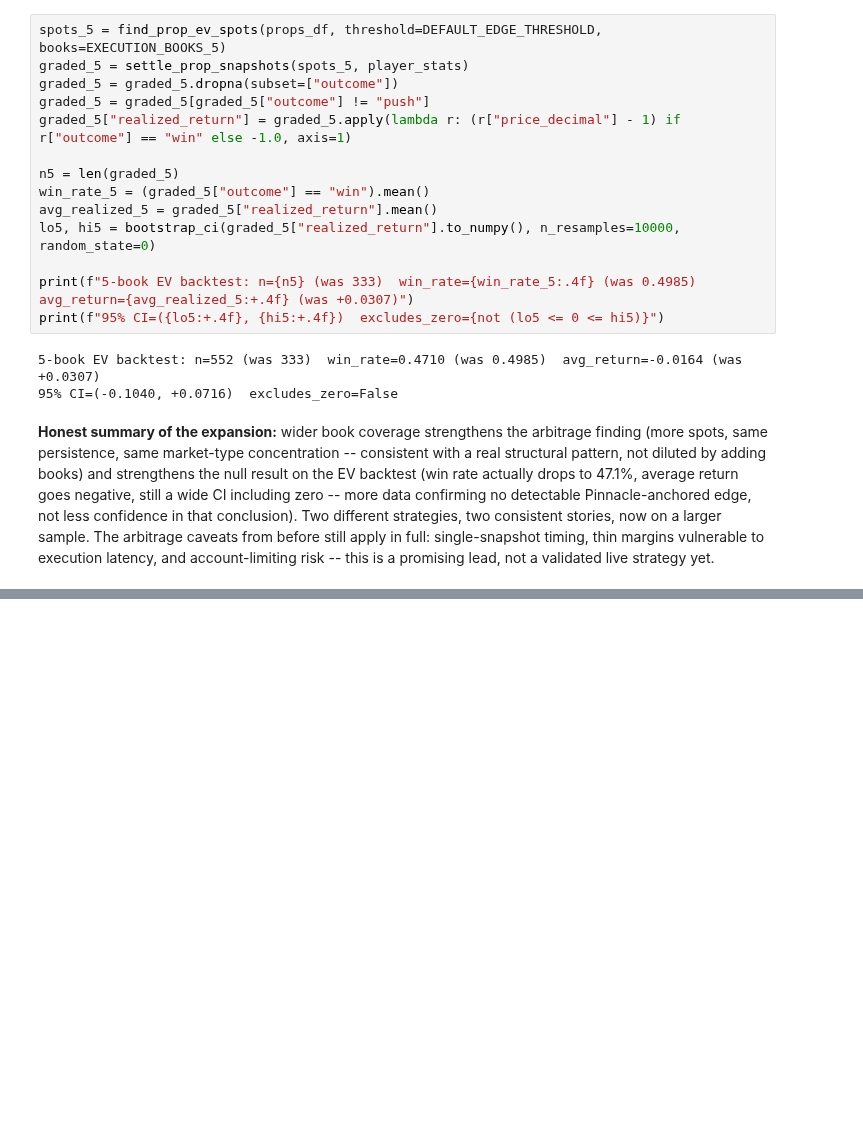
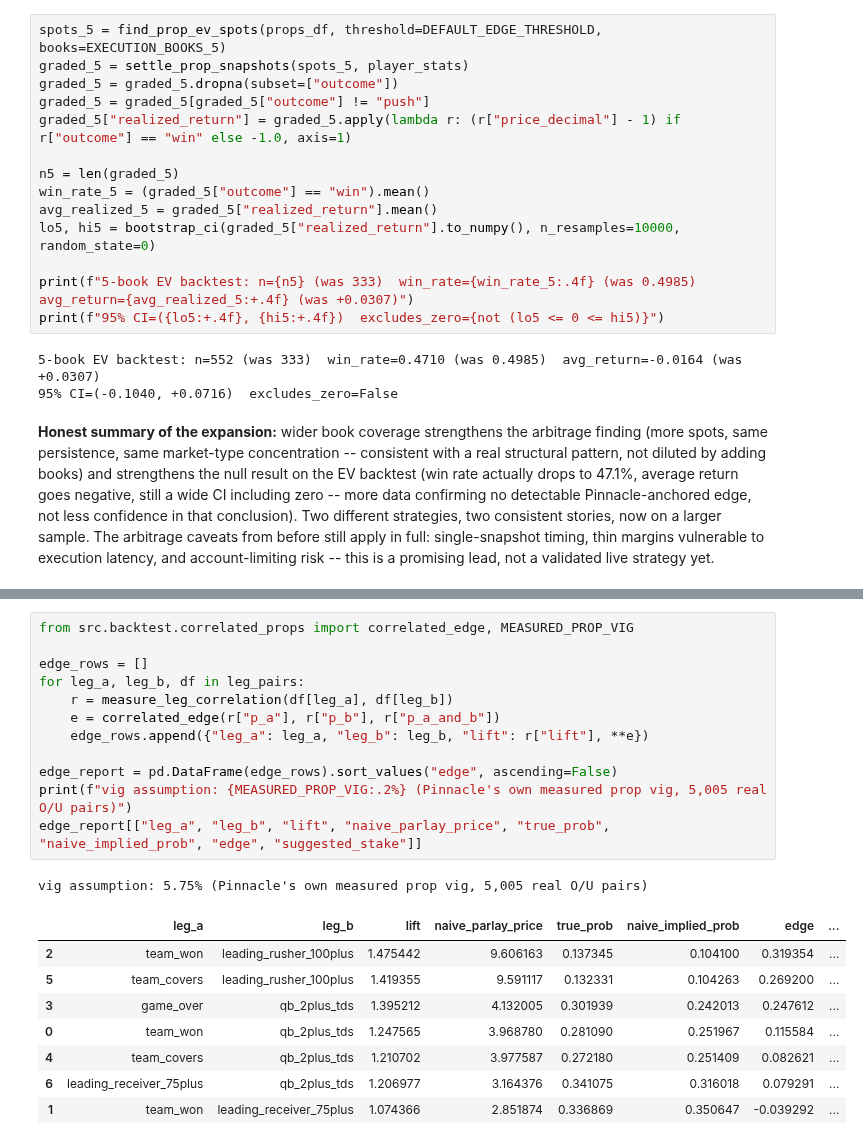
Before and after one commit to rahulr-1006/nfl_2026, a Jupyter notebook: notebooks/model_backtest_results.ipynb, the cells around one changed output, grey strips where cells are left out. Drawn from its saved outputs; the diff is of its cells as text; blank space fills up the shorter version.

```diff
--- a/notebooks/model_backtest_results.ipynb
+++ b/notebooks/model_backtest_results.ipynb
@@ -1345,0 +1525,22 @@ this is a promising lead, not a validated live strategy yet.
+# %%
+from src.backtest.correlated_props import correlated_edge, MEASURED_PROP_VIG
+
+edge_rows = []
+for leg_a, leg_b, df in leg_pairs:
+    r = measure_leg_correlation(df[leg_a], df[leg_b])
+    e = correlated_edge(r["p_a"], r["p_b"], r["p_a_and_b"])
+    edge_rows.append({"leg_a": leg_a, "leg_b": leg_b, "lift": r["lift"], **e})
+
+edge_report = pd.DataFrame(edge_rows).sort_values("edge", ascending=False)
+print(f"vig assumption: {MEASURED_PROP_VIG:.2%} (Pinnacle's own measured prop vig, 5,005 real O/U pairs)")
+edge_report[["leg_a", "leg_b", "lift", "naive_parlay_price", "true_prob", "naive_implied_prob", "edge", "suggested_stake"]]
+# %% [output]
+vig assumption: 5.75% (Pinnacle's own measured prop vig, 5,005 real O/U pairs)
+|  | leg_a | leg_b | lift | naive_parlay_price | true_prob | naive_implied_prob | edge | ... |
+| 2 | team_won | leading_rusher_100plus | 1.475442 | 9.606163 | 0.137345 | 0.104100 | 0.319354 | ... |
+| 5 | team_covers | leading_rusher_100plus | 1.419355 | 9.591117 | 0.132331 | 0.104263 | 0.269200 | ... |
+| 3 | game_over | qb_2plus_tds | 1.395212 | 4.132005 | 0.301939 | 0.242013 | 0.247612 | ... |
+| 0 | team_won | qb_2plus_tds | 1.247565 | 3.968780 | 0.281090 | 0.251967 | 0.115584 | ... |
+| 4 | team_covers | qb_2plus_tds | 1.210702 | 3.977587 | 0.272180 | 0.251409 | 0.082621 | ... |
+| 6 | leading_receiver_75plus | qb_2plus_tds | 1.206977 | 3.164376 | 0.341075 | 0.316018 | 0.079291 | ... |
+| 1 | team_won | leading_receiver_75plus | 1.074366 | 2.851874 | 0.336869 | 0.350647 | -0.039292 | ... |
```
Also changed, not shown: parts of 13 cells of this notebook, 8 other files.
